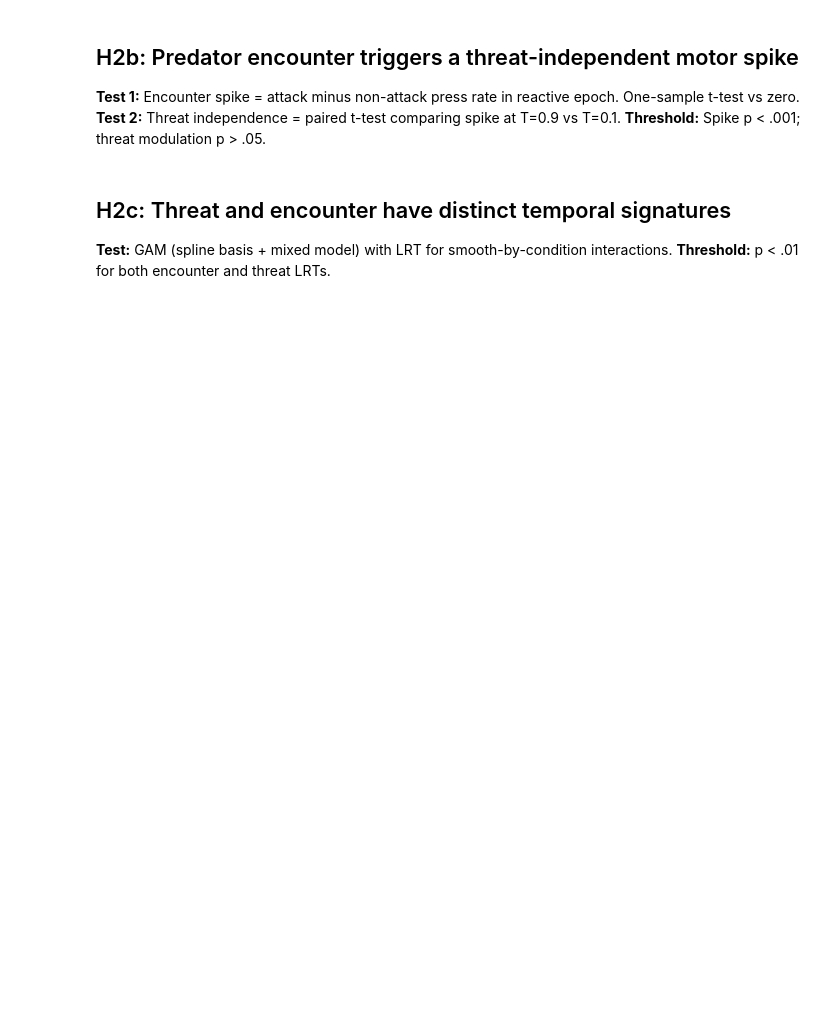
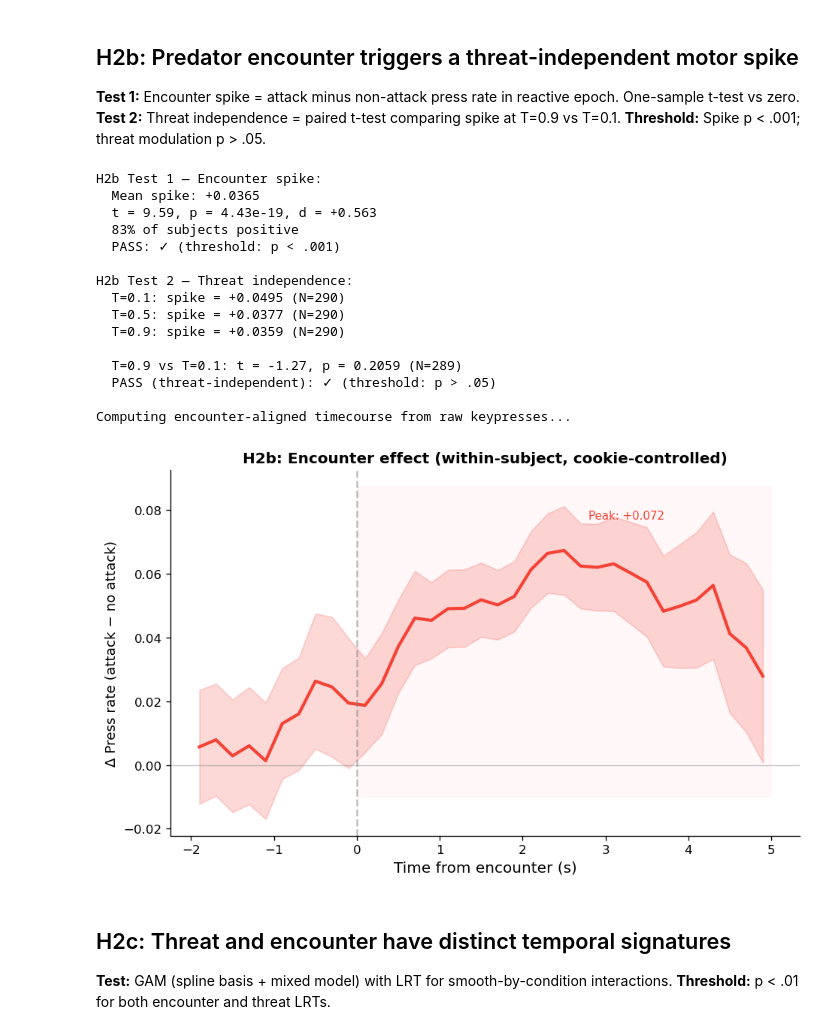
Before and after one commit to nssokada/EffortForagingUnderThreat, a Jupyter notebook: notebooks/09_avoidance_activation/H2_vigor_dynamics.ipynb, the cells around one changed output. Drawn from its saved outputs; the diff is of its cells as text; code cells hidden in the pictures; blank space fills up the shorter version.

```diff
--- a/notebooks/09_avoidance_activation/H2_vigor_dynamics.ipynb
+++ b/notebooks/09_avoidance_activation/H2_vigor_dynamics.ipynb
@@ -116,7 +126,7 @@ s_n = reactive[reactive['is_attack']==0].groupby('subj')['norm_rate'].mean()
 shared = sorted(set(s_a.index) & set(s_n.index))
 spike = s_a.loc[shared] - s_n.loc[shared]
 
-t_spike, p_spike = ttest_1samp(spike, 0)
+t_spike, p_spike = ttest_1samp(spike.dropna(), 0)
 d_spike = spike.mean() / spike.std()
 
 print("H2b Test 1 — Encounter spike:")
@@ -125,7 +135,7 @@ print(f"  t = {t_spike:.2f}, p = {p_spike:.2e}, d = {d_spike:+.3f}")
 print(f"  {(spike>0).mean()*100:.0f}% of subjects positive")
 print(f"  PASS: {'✓' if p_spike < 0.001 else '✗'} (threshold: p < .001)")
 
-# Threat modulation
+# Threat modulation — compute spike per threat level
 print("\nH2b Test 2 — Threat independence:")
 spikes_by_T = {}
 for T in [0.1, 0.5, 0.9]:
@@ -133,11 +143,15 @@ for T in [0.1, 0.5, 0.9]:
     sn = reactive[(reactive['is_attack']==0)&(reactive['T_round']==T)].groupby('subj')['norm_rate'].mean()
     sh = sorted(set(sa.index) & set(sn.index))
     spikes_by_T[T] = sa.loc[sh] - sn.loc[sh]
-    print(f"  T={T}: spike = {spikes_by_T[T].mean():+.4f}")
+    print(f"  T={T}: spike = {spikes_by_T[T].mean():+.4f} (N={len(sh)})")
 
+# Drop NaN before paired test (one subject may have NaN at a single threat level)
 sh_all = sorted(set(spikes_by_T[0.1].index) & set(spikes_by_T[0.9].index))
-t_mod, p_mod = ttest_rel(spikes_by_T[0.9].loc[sh_all], spikes_by_T[0.1].loc[sh_all])
-print(f"\n  T=0.9 vs T=0.1: t = {t_mod:.2f}, p = {p_mod:.4f}")
+d01 = spikes_by_T[0.1].loc[sh_all]
+d09 = spikes_by_T[0.9].loc[sh_all]
+clean = ~(d01.isna() | d09.isna())
+t_mod, p_mod = ttest_rel(d09[clean], d01[clean])
+print(f"\n  T=0.9 vs T=0.1: t = {t_mod:.2f}, p = {p_mod:.4f} (N={clean.sum()})")
 print(f"  PASS (threat-independent): {'✓' if p_mod > 0.05 else '✗'} (threshold: p > .05)")
 
 # Figure: encounter-aligned timecourse
@@ -164,33 +178,50 @@ for _, row in beh.iterrows():
 enc_df = pd.DataFrame(enc_recs)
 
 # Cookie-center
 cm = enc_df.groupby(['cookie','t_bin'])['rate'].transform('mean')
 gm = enc_df.groupby('t_bin')['rate'].transform('mean')
 enc_df['rate_cc'] = enc_df['rate'] - cm + gm
 
 # Per-subject attack-noattack difference
 subj_ts = enc_df.groupby(['subj','is_attack','t_bin'])['rate_cc'].mean().reset_index()
 att = subj_ts[subj_ts['is_attack']==1].rename(columns={'rate_cc':'att'}).drop(columns='is_attack')
 non = subj_ts[subj_ts['is_attack']==0].rename(columns={'rate_cc':'non'}).drop(columns='is_attack')
 diff_ts = att.merge(non, on=['subj','t_bin'])
 diff_ts['effect'] = diff_ts['att'] - diff_ts['non']
 panel = diff_ts.groupby('t_bin')['effect'].agg(['mean','sem']).reset_index()
 
 fig, ax = plt.subplots(figsize=(8, 5))
 m = smooth(panel['mean'].values); s = smooth(panel['sem'].values)
 ax.fill_between([0, 5], -0.01, max(m)+0.02, color='#FFEBEE', alpha=0.4, zorder=0)
 ax.plot(panel['t_bin'], m, '#F44336', lw=2.5)
 ax.fill_between(panel['t_bin'], m-1.96*s, m+1.96*s, color='#F44336', alpha=0.2)
 ax.axhline(0, color='gray', ls='-', lw=0.8, alpha=0.5)
 ax.axvline(0, color='gray', ls='--', lw=1.5, alpha=0.5)
 ax.set_xlabel('Time from encounter (s)', fontsize=12)
 ax.set_ylabel('Δ Press rate (attack − no attack)', fontsize=11)
 ax.set_title('H2b: Encounter effect (within-subject, cookie-controlled)', fontweight='bold')
 peak = panel.loc[panel['mean'].idxmax()]
 ax.annotate(f'Peak: +{peak["mean"]:.3f}', xy=(peak['t_bin'], peak['mean']),
             xytext=(peak['t_bin']+0.5, peak['mean']+0.005), fontsize=9, color='#F44336')
 plt.tight_layout()
 plt.show()
+# %% [output]
+H2b Test 1 — Encounter spike:
+  Mean spike: +0.0365
+  t = 9.59, p = 4.43e-19, d = +0.563
+  83% of subjects positive
+  PASS: ✓ (threshold: p < .001)
+
+H2b Test 2 — Threat independence:
+  T=0.1: spike = +0.0495 (N=290)
+  T=0.5: spike = +0.0377 (N=290)
+  T=0.9: spike = +0.0359 (N=290)
+
+  T=0.9 vs T=0.1: t = -1.27, p = 0.2059 (N=289)
+  PASS (threat-independent): ✓ (threshold: p > .05)
+
+Computing encounter-aligned timecourse from raw keypresses...
+[figure, added]
 # %% [markdown]
 ## H2c: Threat and encounter have distinct temporal signatures
 
```
Also changed, not shown: parts of 9 cells of this notebook, 26 other files.
